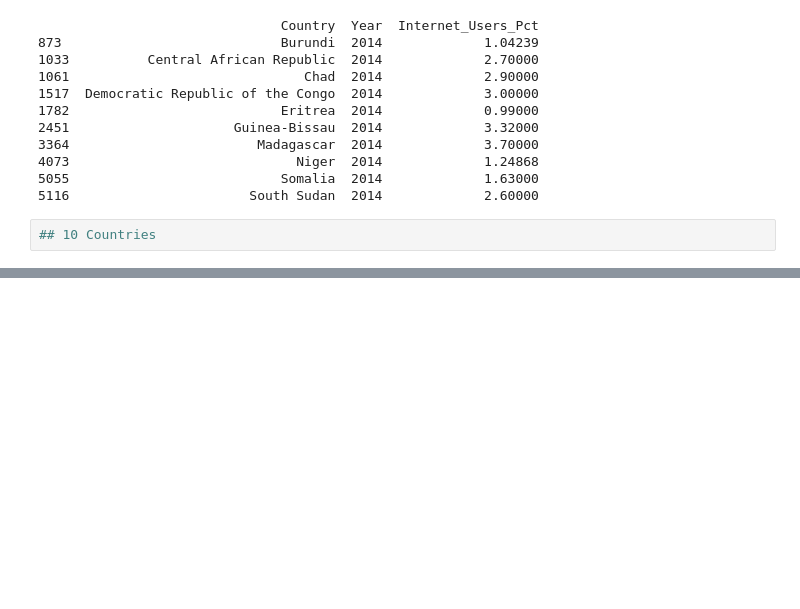
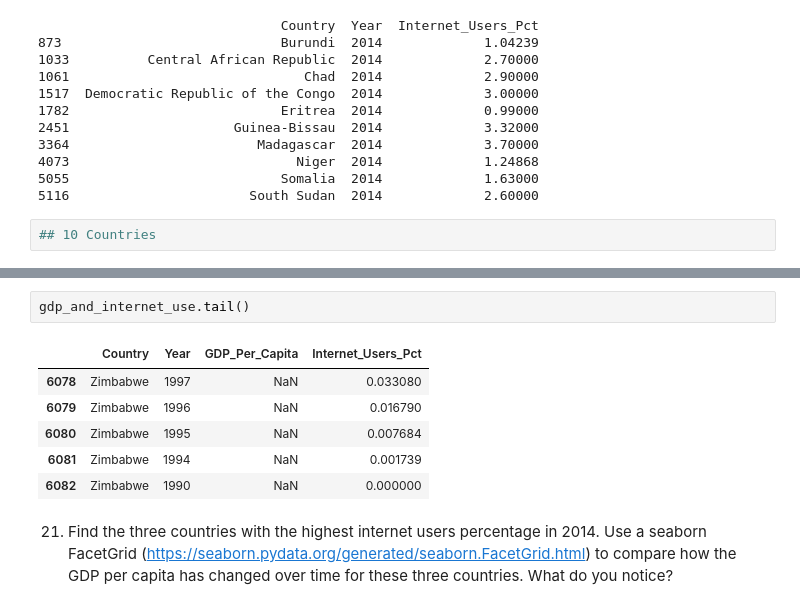
Before and after one commit to NSS-Data-Analytics-Cohort-14/gdp-and-internet-usage-Djmayfield-alt, a Jupyter notebook: notebooks/gdp_project.ipynb, the cells around one changed output, grey strips where cells are left out. Cells and saved outputs as stored; diff of their text form; blank space fills up the shorter version.

```diff
--- a/notebooks/gdp_project.ipynb
+++ b/notebooks/gdp_project.ipynb
@@ -432,0 +446,11 @@ print(less_than_5_2014)
+# %%
+gdp_and_internet_use.tail()
+# %% [output]
+|  | Country | Year | GDP_Per_Capita | Internet_Users_Pct |
+| 6078 | Zimbabwe | 1997 | NaN | 0.033080 |
+| 6079 | Zimbabwe | 1996 | NaN | 0.016790 |
+| 6080 | Zimbabwe | 1995 | NaN | 0.007684 |
+| 6081 | Zimbabwe | 1994 | NaN | 0.001739 |
+| 6082 | Zimbabwe | 1990 | NaN | 0.000000 |
+# %% [markdown]
+21. Find the three countries with the highest internet users percentage in 2014. Use a seaborn FacetGrid (https://seaborn.pydata.org/generated/seaborn.FacetGrid.html) to compare how the GDP per capita has changed over time for these three countries. What do you notice?
```
Also changed, not shown: parts of 3 cells of this notebook.
